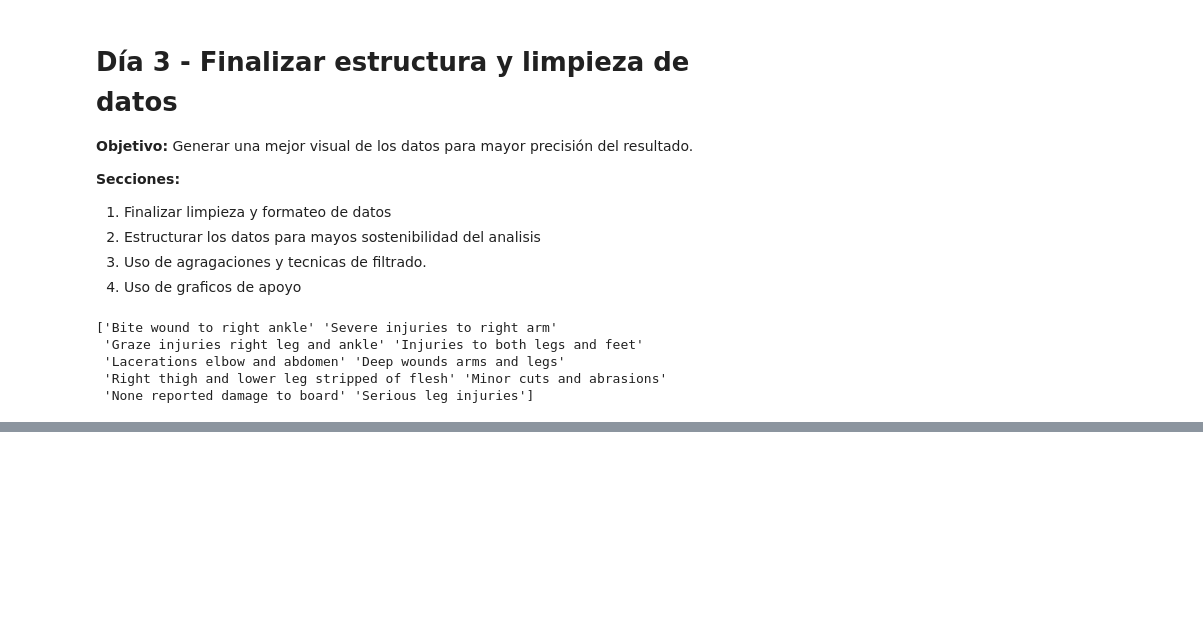
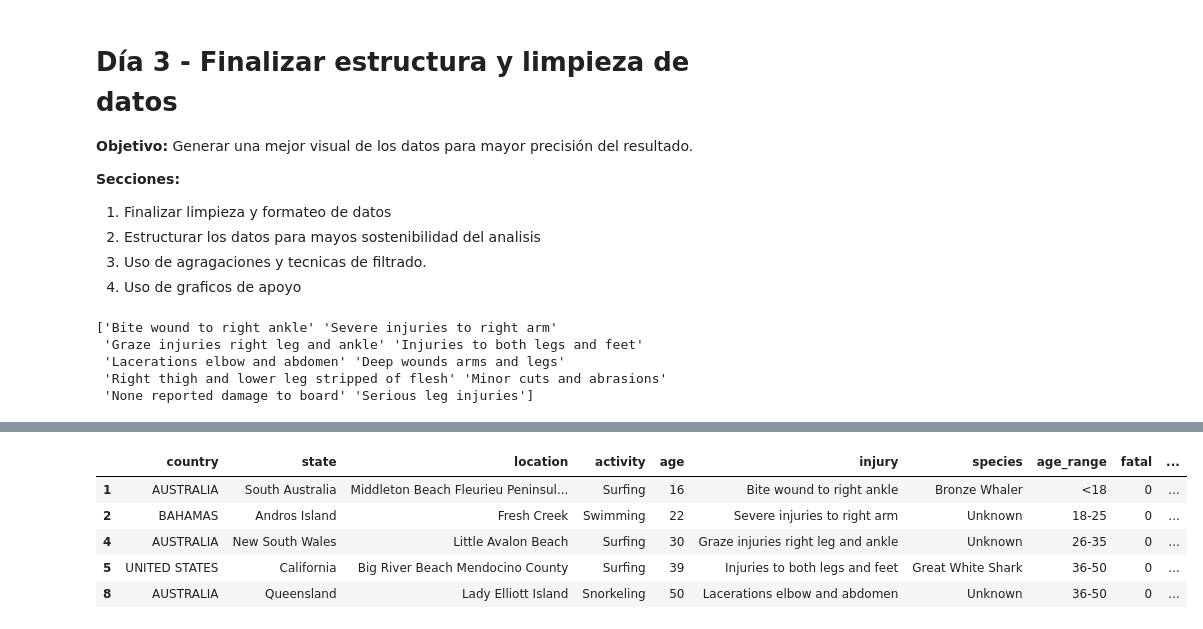
Before and after one commit to roizherrerapilar-hub/Mini-project---Shark-Attacks, a Jupyter notebook: Notebook3.ipynb, the cells around one changed output, grey strips where cells are left out. Drawn from its saved outputs; the diff is of its cells as text; code cells hidden in the pictures; blank space fills up the shorter version.

```diff
--- a/Notebook3.ipynb
+++ b/Notebook3.ipynb
@@ -491,4 +488,13 @@ fatal
 Name: count, dtype: int64
+# %%
+df.head()
+# %% [output]
+|  | country | state | location | activity | age | injury | species | age_range | fatal | ... |
+| 1 | AUSTRALIA | South Australia | Middleton Beach Fleurieu Peninsul... | Surfing | 16 | Bite wound to right ankle | Bronze Whaler | <18 | 0 | ... |
+| 2 | BAHAMAS | Andros Island | Fresh Creek | Swimming | 22 | Severe injuries to right arm | Unknown | 18-25 | 0 | ... |
+| 4 | AUSTRALIA | New South Wales | Little Avalon Beach | Surfing | 30 | Graze injuries right leg and ankle | Unknown | 26-35 | 0 | ... |
+| 5 | UNITED STATES | California | Big River Beach Mendocino County | Surfing | 39 | Injuries to both legs and feet | Great White Shark | 36-50 | 0 | ... |
+| 8 | AUSTRALIA | Queensland | Lady Elliott Island | Snorkeling | 50 | Lacerations elbow and abdomen | Unknown | 36-50 | 0 | ... |
 # %%
 #Numero total de ataques por pais
 country_total_attacks = df.groupby('country').size()
```
Also changed, not shown: parts of 16 cells of this notebook, 1 other file.
